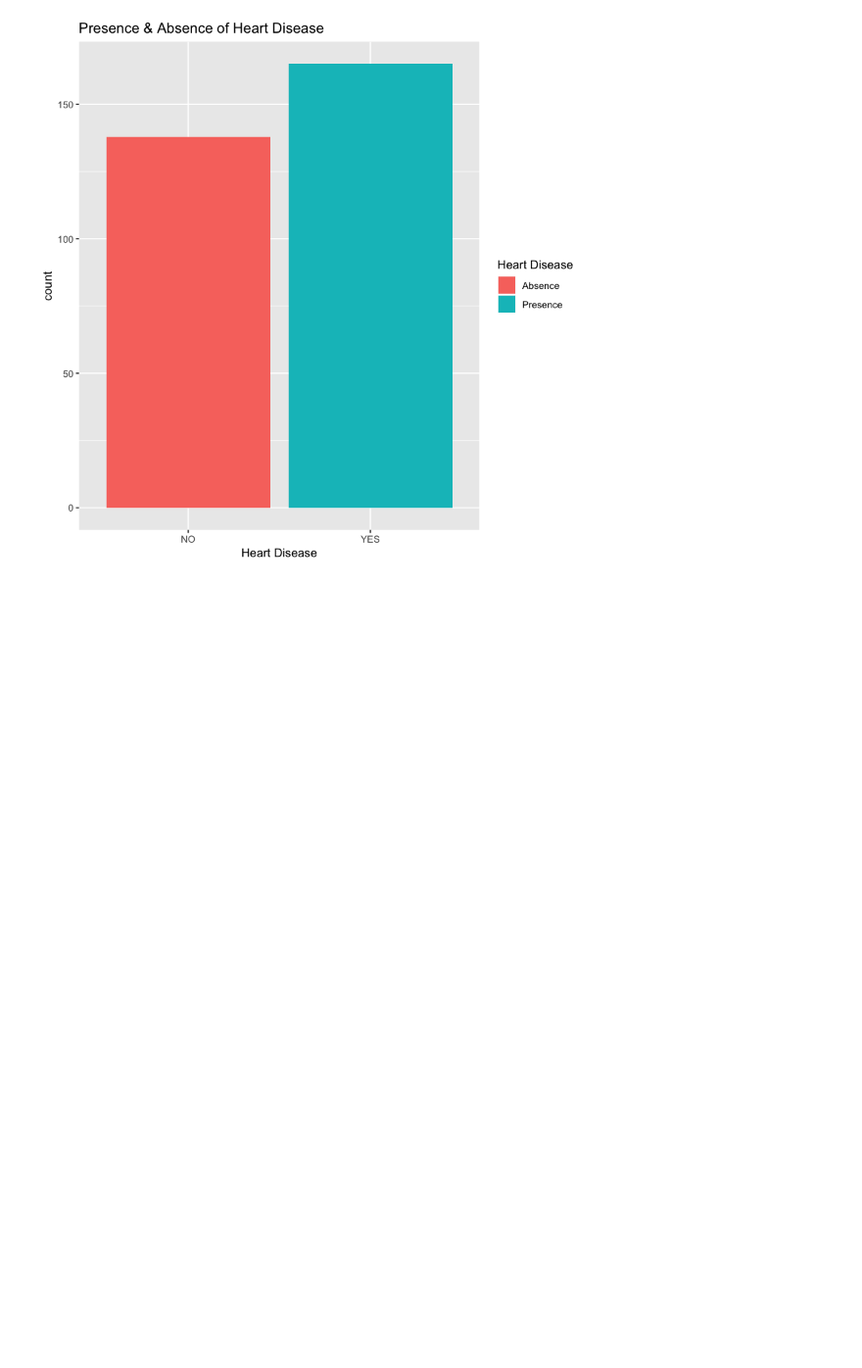
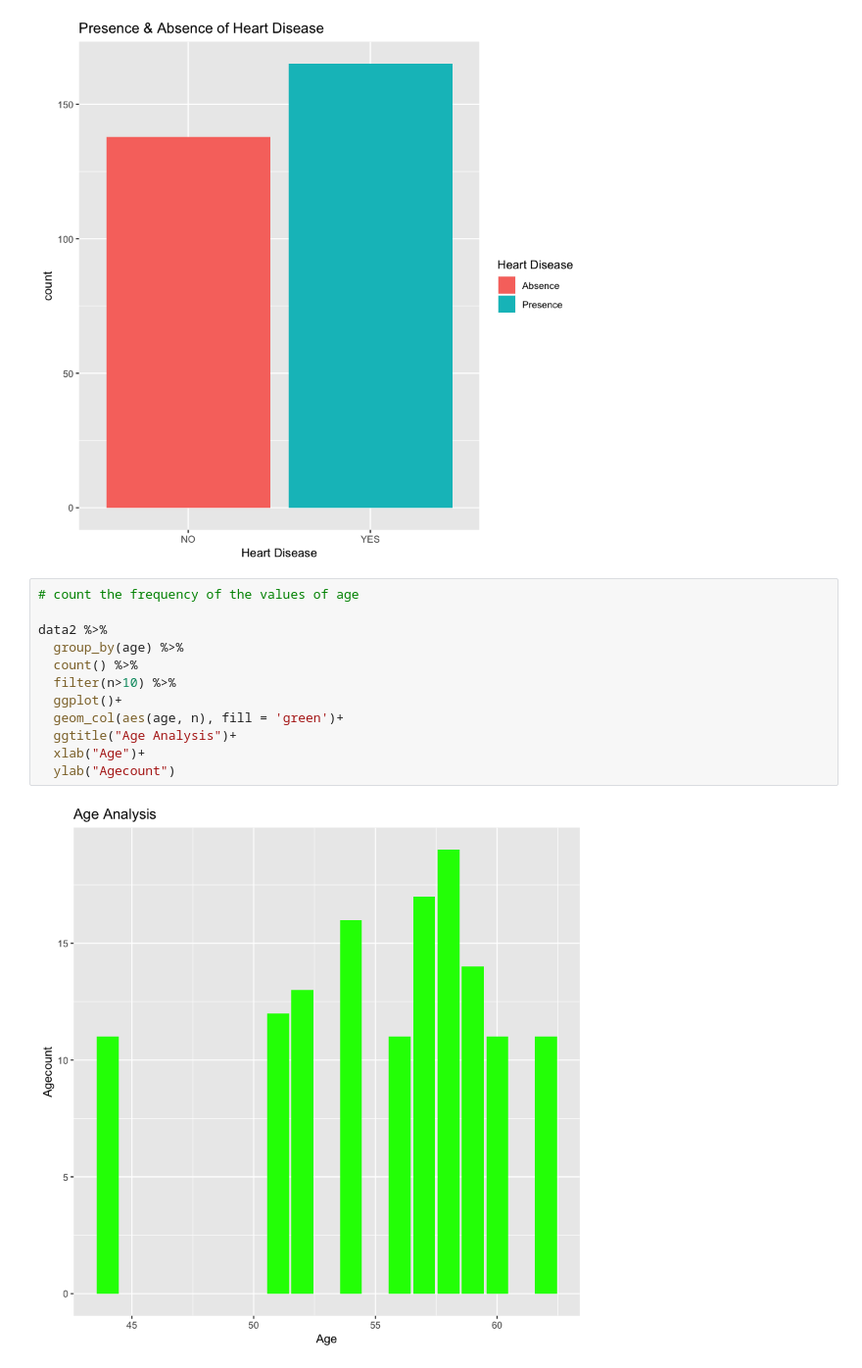
Before and after one commit to socodes/R-Hearth-Disease-Analysis, a Jupyter notebook: Heart Disease Analysis with R.ipynb, the cells around one changed output. Shown: that part at 98% size. Saved outputs shown, nothing was run; the diff lists cells and outputs as text; blank space fills up the shorter version.

Commit message:
Hearth Disease Analysis

```diff
--- a/Heart Disease Analysis with R.ipynb
+++ b/Heart Disease Analysis with R.ipynb
@@ -81,3 +81,17 @@ ggplot(data2, aes(x=data2$target, fill=data2$target))+
    scale_fill_discrete(name= 'Heart Disease', labels =c("Absence", "Presence"))
 # %% [output]
 [figure]
+# %%
+# count the frequency of the values of age
+
+data2 %>%
+  group_by(age) %>%
+  count() %>%
+  filter(n>10) %>%
+  ggplot()+
+  geom_col(aes(age, n), fill = 'green')+
+  ggtitle("Age Analysis")+
+  xlab("Age")+
+  ylab("Agecount")
+# %% [output]
+[figure, added]
```
Also changed, not shown: parts of 5 cells of this notebook.
